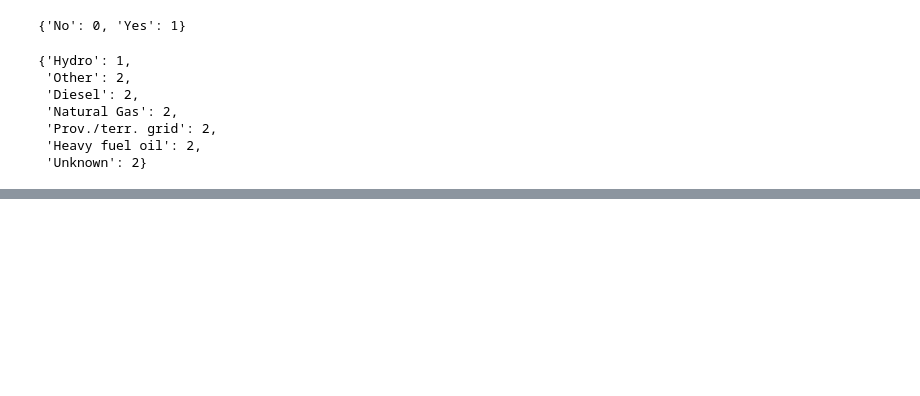
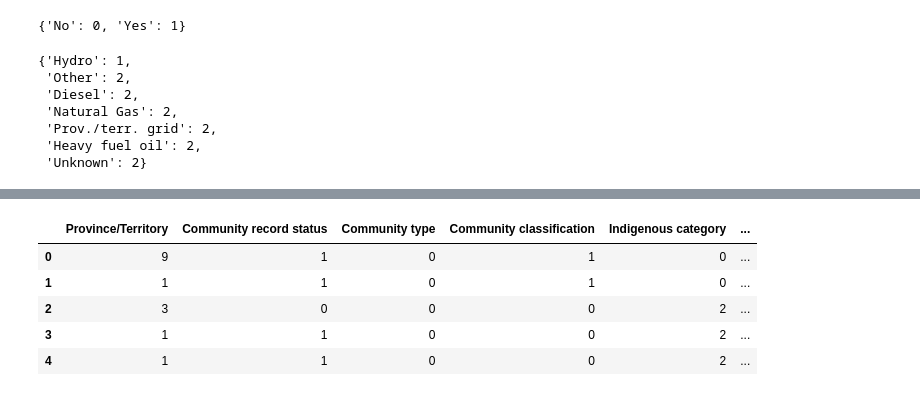
Before and after one commit to anubhajoshi01/big_data_challenge, a Jupyter notebook: Remote_Communities_Energy.ipynb, the cells around one changed output, grey strips where cells are left out. Cells and saved outputs as stored; diff of their text form; code cells hidden in the pictures; blank space fills up the shorter version.

```diff
--- a/Remote_Communities_Energy.ipynb
+++ b/Remote_Communities_Energy.ipynb
@@ -129,9 +131,17 @@ for i in range(len(col_list)):
 # %%
 new_df.dropna()
 new_df.head()
 comms = ['Grid', 'Single off grid',  'multi off grid']
 indigenous[0] = 'non-indgenous'
 indigenous[1] = 'collective'
+new_df.head()
+# %% [output]
+|  | Province/Territory | Community record status | Community type | Community classification | Indigenous category | ... |
+| 0 | 9 | 1 | 0 | 1 | 0 | ... |
+| 1 | 1 | 1 | 0 | 1 | 0 | ... |
+| 2 | 3 | 0 | 0 | 0 | 2 | ... |
+| 3 | 1 | 1 | 0 | 0 | 2 | ... |
+| 4 | 1 | 1 | 0 | 0 | 2 | ... |
 # %%
 graph_map = {'Province/Territory':provinces, 'Community record status':comms, 'Community classification':comm_class,
              'Is there year-round road access to this community?':road_access}
```
Also changed, not shown: parts of 20 cells of this notebook.
